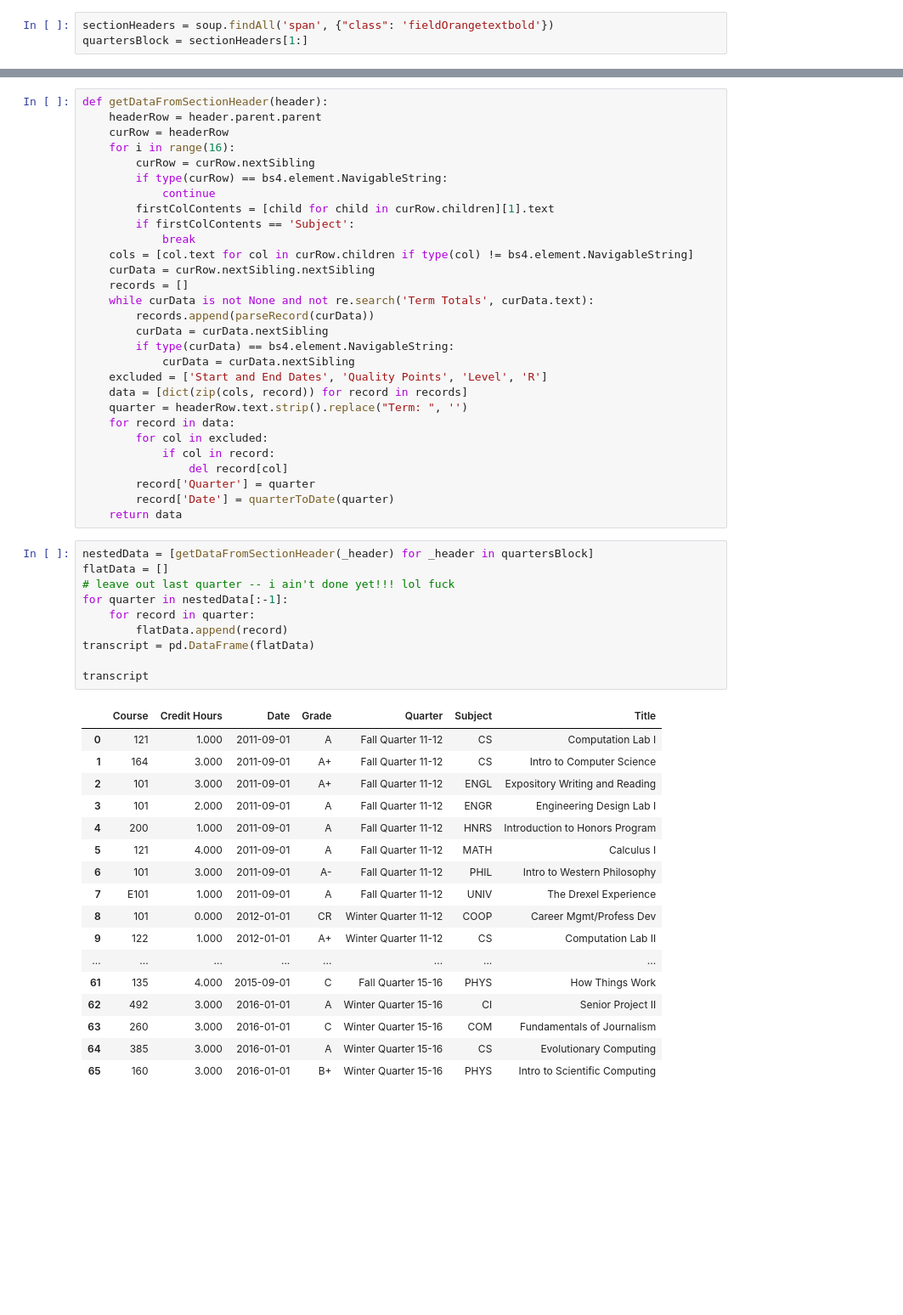
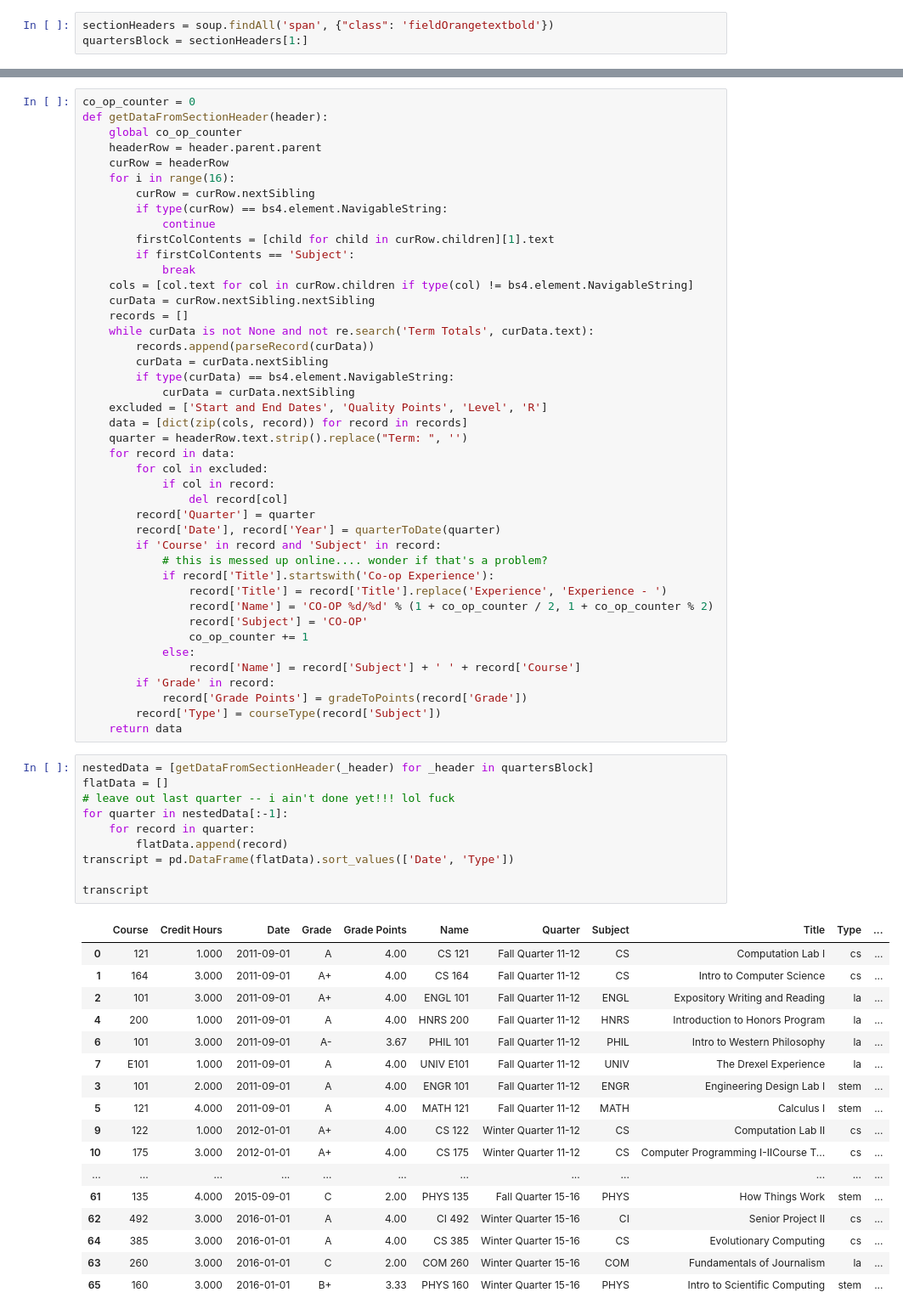
Before and after one commit to drewbanin/transcript, a Jupyter notebook: Academic Transcript.ipynb, the cells around one changed output, grey strips where cells are left out. Shown at 85% size. Saved outputs shown, nothing was run; the diff lists cells and outputs as text; blank space fills up the shorter version.

```diff
--- a/Academic Transcript.ipynb
+++ b/Academic Transcript.ipynb
@@ -25,5 +61,7 @@ def quarterToDate(quarter):
 # %%
+co_op_counter = 0
 def getDataFromSectionHeader(header):
+    global co_op_counter
     headerRow = header.parent.parent
     curRow = headerRow
     for i in range(16):
@@ -49,33 +87,45 @@ def getDataFromSectionHeader(header):
             if col in record:
                 del record[col]
         record['Quarter'] = quarter
-        record['Date'] = quarterToDate(quarter)
+        record['Date'], record['Year'] = quarterToDate(quarter)
+        if 'Course' in record and 'Subject' in record:
+            # this is messed up online.... wonder if that's a problem?
+            if record['Title'].startswith('Co-op Experience'):
+                record['Title'] = record['Title'].replace('Experience', 'Experience - ')
+                record['Name'] = 'CO-OP %d/%d' % (1 + co_op_counter / 2, 1 + co_op_counter % 2)
+                record['Subject'] = 'CO-OP'
+                co_op_counter += 1
+            else:
+                record['Name'] = record['Subject'] + ' ' + record['Course']
+        if 'Grade' in record:
+            record['Grade Points'] = gradeToPoints(record['Grade'])
+        record['Type'] = courseType(record['Subject'])
     return data
 # %%
 nestedData = [getDataFromSectionHeader(_header) for _header in quartersBlock]
 flatData = []
 # leave out last quarter -- i ain't done yet!!! lol fuck
 for quarter in nestedData[:-1]:
     for record in quarter:
         flatData.append(record)
-transcript = pd.DataFrame(flatData)
+transcript = pd.DataFrame(flatData).sort_values(['Date', 'Type'])
 
 transcript
 # %% [output]
-|  | Course | Credit Hours | Date | Grade | Quarter | Subject | Title |
-| 0 | 121 | 1.000 | 2011-09-01 | A | Fall Quarter 11-12 | CS | Computation Lab I |
-| 1 | 164 | 3.000 | 2011-09-01 | A+ | Fall Quarter 11-12 | CS | Intro to Computer Science |
-| 2 | 101 | 3.000 | 2011-09-01 | A+ | Fall Quarter 11-12 | ENGL | Expository Writing and Reading |
-| 3 | 101 | 2.000 | 2011-09-01 | A | Fall Quarter 11-12 | ENGR | Engineering Design Lab I |
-| 4 | 200 | 1.000 | 2011-09-01 | A | Fall Quarter 11-12 | HNRS | Introduction to Honors Program |
-| 5 | 121 | 4.000 | 2011-09-01 | A | Fall Quarter 11-12 | MATH | Calculus I |
-| 6 | 101 | 3.000 | 2011-09-01 | A- | Fall Quarter 11-12 | PHIL | Intro to Western Philosophy |
-| 7 | E101 | 1.000 | 2011-09-01 | A | Fall Quarter 11-12 | UNIV | The Drexel Experience |
-| 8 | 101 | 0.000 | 2012-01-01 | CR | Winter Quarter 11-12 | COOP | Career Mgmt/Profess Dev |
-| 9 | 122 | 1.000 | 2012-01-01 | A+ | Winter Quarter 11-12 | CS | Computation Lab II |
-| ... | ... | ... | ... | ... | ... | ... | ... |
-| 61 | 135 | 4.000 | 2015-09-01 | C | Fall Quarter 15-16 | PHYS | How Things Work |
-| 62 | 492 | 3.000 | 2016-01-01 | A | Winter Quarter 15-16 | CI | Senior Project II |
-| 63 | 260 | 3.000 | 2016-01-01 | C | Winter Quarter 15-16 | COM | Fundamentals of Journalism |
-| 64 | 385 | 3.000 | 2016-01-01 | A | Winter Quarter 15-16 | CS | Evolutionary Computing |
-| 65 | 160 | 3.000 | 2016-01-01 | B+ | Winter Quarter 15-16 | PHYS | Intro to Scientific Computing |
+|  | Course | Credit Hours | Date | Grade | Grade Points | Name | Quarter | Subject | Title | Type | ... |
+| 0 | 121 | 1.000 | 2011-09-01 | A | 4.00 | CS 121 | Fall Quarter 11-12 | CS | Computation Lab I | cs | ... |
+| 1 | 164 | 3.000 | 2011-09-01 | A+ | 4.00 | CS 164 | Fall Quarter 11-12 | CS | Intro to Computer Science | cs | ... |
+| 2 | 101 | 3.000 | 2011-09-01 | A+ | 4.00 | ENGL 101 | Fall Quarter 11-12 | ENGL | Expository Writing and Reading | la | ... |
+| 4 | 200 | 1.000 | 2011-09-01 | A | 4.00 | HNRS 200 | Fall Quarter 11-12 | HNRS | Introduction to Honors Program | la | ... |
+| 6 | 101 | 3.000 | 2011-09-01 | A- | 3.67 | PHIL 101 | Fall Quarter 11-12 | PHIL | Intro to Western Philosophy | la | ... |
+| 7 | E101 | 1.000 | 2011-09-01 | A | 4.00 | UNIV E101 | Fall Quarter 11-12 | UNIV | The Drexel Experience | la | ... |
+| 3 | 101 | 2.000 | 2011-09-01 | A | 4.00 | ENGR 101 | Fall Quarter 11-12 | ENGR | Engineering Design Lab I | stem | ... |
+| 5 | 121 | 4.000 | 2011-09-01 | A | 4.00 | MATH 121 | Fall Quarter 11-12 | MATH | Calculus I | stem | ... |
+| 9 | 122 | 1.000 | 2012-01-01 | A+ | 4.00 | CS 122 | Winter Quarter 11-12 | CS | Computation Lab II | cs | ... |
+| 10 | 175 | 3.000 | 2012-01-01 | A+ | 4.00 | CS 175 | Winter Quarter 11-12 | CS | Computer Programming I-IICourse T... | cs | ... |
+| ... | ... | ... | ... | ... | ... | ... | ... | ... | ... | ... | ... |
+| 61 | 135 | 4.000 | 2015-09-01 | C | 2.00 | PHYS 135 | Fall Quarter 15-16 | PHYS | How Things Work | stem | ... |
+| 62 | 492 | 3.000 | 2016-01-01 | A | 4.00 | CI 492 | Winter Quarter 15-16 | CI | Senior Project II | cs | ... |
+| 64 | 385 | 3.000 | 2016-01-01 | A | 4.00 | CS 385 | Winter Quarter 15-16 | CS | Evolutionary Computing | cs | ... |
+| 63 | 260 | 3.000 | 2016-01-01 | C | 2.00 | COM 260 | Winter Quarter 15-16 | COM | Fundamentals of Journalism | la | ... |
+| 65 | 160 | 3.000 | 2016-01-01 | B+ | 3.33 | PHYS 160 | Winter Quarter 15-16 | PHYS | Intro to Scientific Computing | stem | ... |
```
Also changed, not shown: parts of 3 cells of this notebook, 5 other files.
